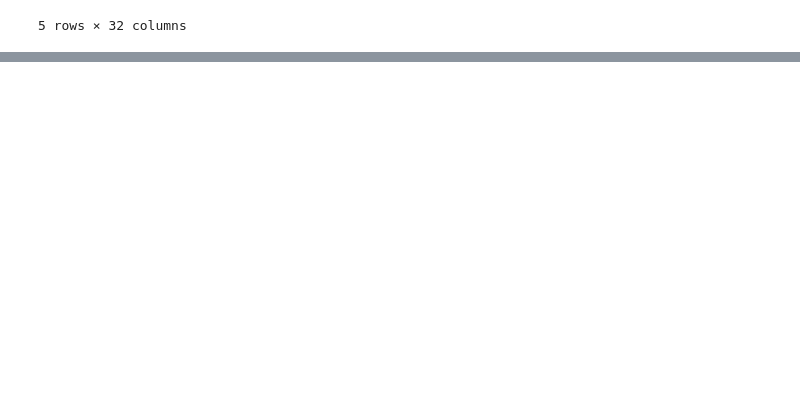
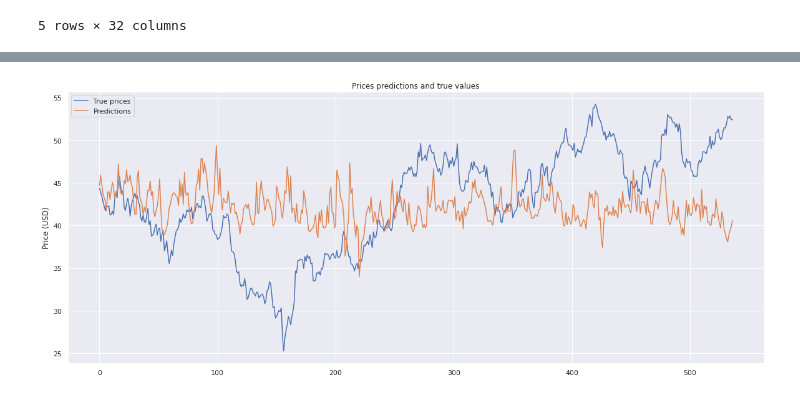
Before and after one commit to Naralas/StonksMarketPrediction, a Jupyter notebook: notebooks/Plots_report.ipynb, the cells around one changed output, grey strips where cells are left out. Saved outputs shown, nothing was run; the diff lists cells and outputs as text; code cells hidden in the pictures; blank space fills up the shorter version.

```diff
--- a/notebooks/Plots_report.ipynb
+++ b/notebooks/Plots_report.ipynb
@@ -61,0 +133,19 @@ plt.show()
+# %%
+seq_len = 5
+from keras.preprocessing import timeseries_dataset_from_array as build_timeseries_ds
+from trainers.keras_regression_trainer import KerasRegressionTrainer
+from models.keras_lstm_model import LSTMModel
+import tensorflow as tf
+
+
+config_dict = dict(
+    quotation=quotation,
+    predict_n = predict_n,
+    features=days_predict_feature_set[predict_n],
+    learning_rate = 0.01,
+    batch_size = 32,
+    sequence_length=seq_len,
+    n_epochs = 100,
+    n_splits = 5,
+    val_size = 0.2,
+)
@@ -61,0 +166,12 @@ plt.show()
+# %%
+y_pred = model.predict(X_test)
+# %%
+from helpers.plots_helper import plot_predictions
+
+scaled_preds = data_wrapper.get_unscaled_values(y_pred.squeeze(), 'Close')
+scaled_labels = data_wrapper.get_unscaled_values(y_test, 'Close')
+
+plot_predictions(scaled_labels, scaled_preds)
+plt.show()
+# %% [output]
+[figure, added]
```
Also changed, not shown: parts of 11 cells of this notebook, 44 other files.
